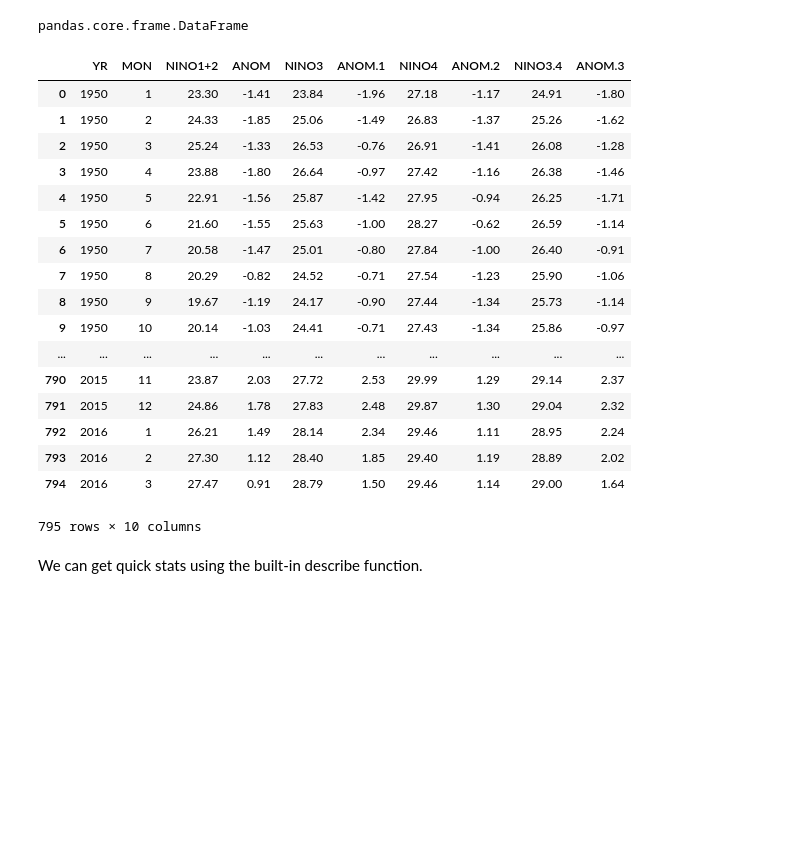
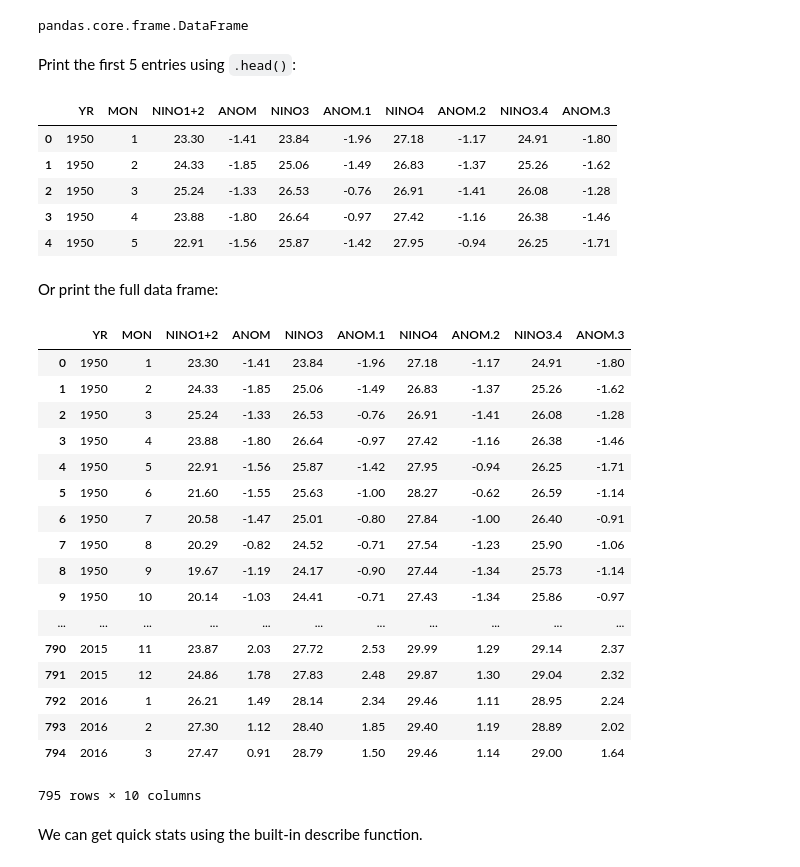
Before and after one commit to bairdlangenbrunner/ESS-Python-Tutorial, a Jupyter notebook: materials/week4/2-Pandas_import_data_plotting.ipynb, the cells around one changed output. Cells and saved outputs as stored; diff of their text form; code cells hidden in the pictures; blank space fills up the shorter version.

````diff
--- a/materials/week4/2-Pandas_import_data_plotting.ipynb
+++ b/materials/week4/2-Pandas_import_data_plotting.ipynb
@@ -50,7 +38,7 @@ print(type(nino_index_data[0,0]))
 Now, let's try to import data using pandas.
 # %%
 filename = '../data/ersst4.nino.mth.81-10.ascii.txt'
-data_file = pandas.read_table(filename, delim_whitespace=True)
+data_file = pandas.read_csv(filename, delim_whitespace=True)
 nino_index_panda_data = data_file.values
 # %% [markdown]
 Let's check what its type is:
@@ -58,27 +46,42 @@ Let's check what its type is:
 type(data_file)
 # %% [output]
 pandas.core.frame.DataFrame
+# %% [markdown]
+Print the first 5 entries using ```.head()```:
 # %%
-data_file
+data_file.head()
 # %% [output]
 |  | YR | MON | NINO1+2 | ANOM | NINO3 | ANOM.1 | NINO4 | ANOM.2 | NINO3.4 | ANOM.3 |
 | 0 | 1950 | 1 | 23.30 | -1.41 | 23.84 | -1.96 | 27.18 | -1.17 | 24.91 | -1.80 |
 | 1 | 1950 | 2 | 24.33 | -1.85 | 25.06 | -1.49 | 26.83 | -1.37 | 25.26 | -1.62 |
 | 2 | 1950 | 3 | 25.24 | -1.33 | 26.53 | -0.76 | 26.91 | -1.41 | 26.08 | -1.28 |
 | 3 | 1950 | 4 | 23.88 | -1.80 | 26.64 | -0.97 | 27.42 | -1.16 | 26.38 | -1.46 |
 | 4 | 1950 | 5 | 22.91 | -1.56 | 25.87 | -1.42 | 27.95 | -0.94 | 26.25 | -1.71 |
-| 5 | 1950 | 6 | 21.60 | -1.55 | 25.63 | -1.00 | 28.27 | -0.62 | 26.59 | -1.14 |
-| 6 | 1950 | 7 | 20.58 | -1.47 | 25.01 | -0.80 | 27.84 | -1.00 | 26.40 | -0.91 |
-| 7 | 1950 | 8 | 20.29 | -0.82 | 24.52 | -0.71 | 27.54 | -1.23 | 25.90 | -1.06 |
-| 8 | 1950 | 9 | 19.67 | -1.19 | 24.17 | -0.90 | 27.44 | -1.34 | 25.73 | -1.14 |
-| 9 | 1950 | 10 | 20.14 | -1.03 | 24.41 | -0.71 | 27.43 | -1.34 | 25.86 | -0.97 |
-| ... | ... | ... | ... | ... | ... | ... | ... | ... | ... | ... |
-| 790 | 2015 | 11 | 23.87 | 2.03 | 27.72 | 2.53 | 29.99 | 1.29 | 29.14 | 2.37 |
-| 791 | 2015 | 12 | 24.86 | 1.78 | 27.83 | 2.48 | 29.87 | 1.30 | 29.04 | 2.32 |
-| 792 | 2016 | 1 | 26.21 | 1.49 | 28.14 | 2.34 | 29.46 | 1.11 | 28.95 | 2.24 |
-| 793 | 2016 | 2 | 27.30 | 1.12 | 28.40 | 1.85 | 29.40 | 1.19 | 28.89 | 2.02 |
-| 794 | 2016 | 3 | 27.47 | 0.91 | 28.79 | 1.50 | 29.46 | 1.14 | 29.00 | 1.64 |
-795 rows × 10 columns
+# %% [markdown]
+Or print the full data frame:
+# %%
+## either below works in the notebook
+data_file
+#print(data_file)
+# %% [output]
+|  | YR | MON | NINO1+2 | ANOM | NINO3 | ANOM.1 | NINO4 | ANOM.2 | NINO3.4 | ANOM.3 |
+| 0 | 1950 | 1 | 23.30 | -1.41 | 23.84 | -1.96 | 27.18 | -1.17 | 24.91 | -1.80 |
+| 1 | 1950 | 2 | 24.33 | -1.85 | 25.06 | -1.49 | 26.83 | -1.37 | 25.26 | -1.62 |
+| 2 | 1950 | 3 | 25.24 | -1.33 | 26.53 | -0.76 | 26.91 | -1.41 | 26.08 | -1.28 |
+| 3 | 1950 | 4 | 23.88 | -1.80 | 26.64 | -0.97 | 27.42 | -1.16 | 26.38 | -1.46 |
+| 4 | 1950 | 5 | 22.91 | -1.56 | 25.87 | -1.42 | 27.95 | -0.94 | 26.25 | -1.71 |
+| 5 | 1950 | 6 | 21.60 | -1.55 | 25.63 | -1.00 | 28.27 | -0.62 | 26.59 | -1.14 |
+| 6 | 1950 | 7 | 20.58 | -1.47 | 25.01 | -0.80 | 27.84 | -1.00 | 26.40 | -0.91 |
+| 7 | 1950 | 8 | 20.29 | -0.82 | 24.52 | -0.71 | 27.54 | -1.23 | 25.90 | -1.06 |
+| 8 | 1950 | 9 | 19.67 | -1.19 | 24.17 | -0.90 | 27.44 | -1.34 | 25.73 | -1.14 |
+| 9 | 1950 | 10 | 20.14 | -1.03 | 24.41 | -0.71 | 27.43 | -1.34 | 25.86 | -0.97 |
+| ... | ... | ... | ... | ... | ... | ... | ... | ... | ... | ... |
+| 790 | 2015 | 11 | 23.87 | 2.03 | 27.72 | 2.53 | 29.99 | 1.29 | 29.14 | 2.37 |
+| 791 | 2015 | 12 | 24.86 | 1.78 | 27.83 | 2.48 | 29.87 | 1.30 | 29.04 | 2.32 |
+| 792 | 2016 | 1 | 26.21 | 1.49 | 28.14 | 2.34 | 29.46 | 1.11 | 28.95 | 2.24 |
+| 793 | 2016 | 2 | 27.30 | 1.12 | 28.40 | 1.85 | 29.40 | 1.19 | 28.89 | 2.02 |
+| 794 | 2016 | 3 | 27.47 | 0.91 | 28.79 | 1.50 | 29.46 | 1.14 | 29.00 | 1.64 |
+795 rows × 10 columns
 # %% [markdown]
 We can get quick stats using the built-in describe function.
 # %%
````
Also changed, not shown: parts of 11 cells of this notebook, 4 other files.
